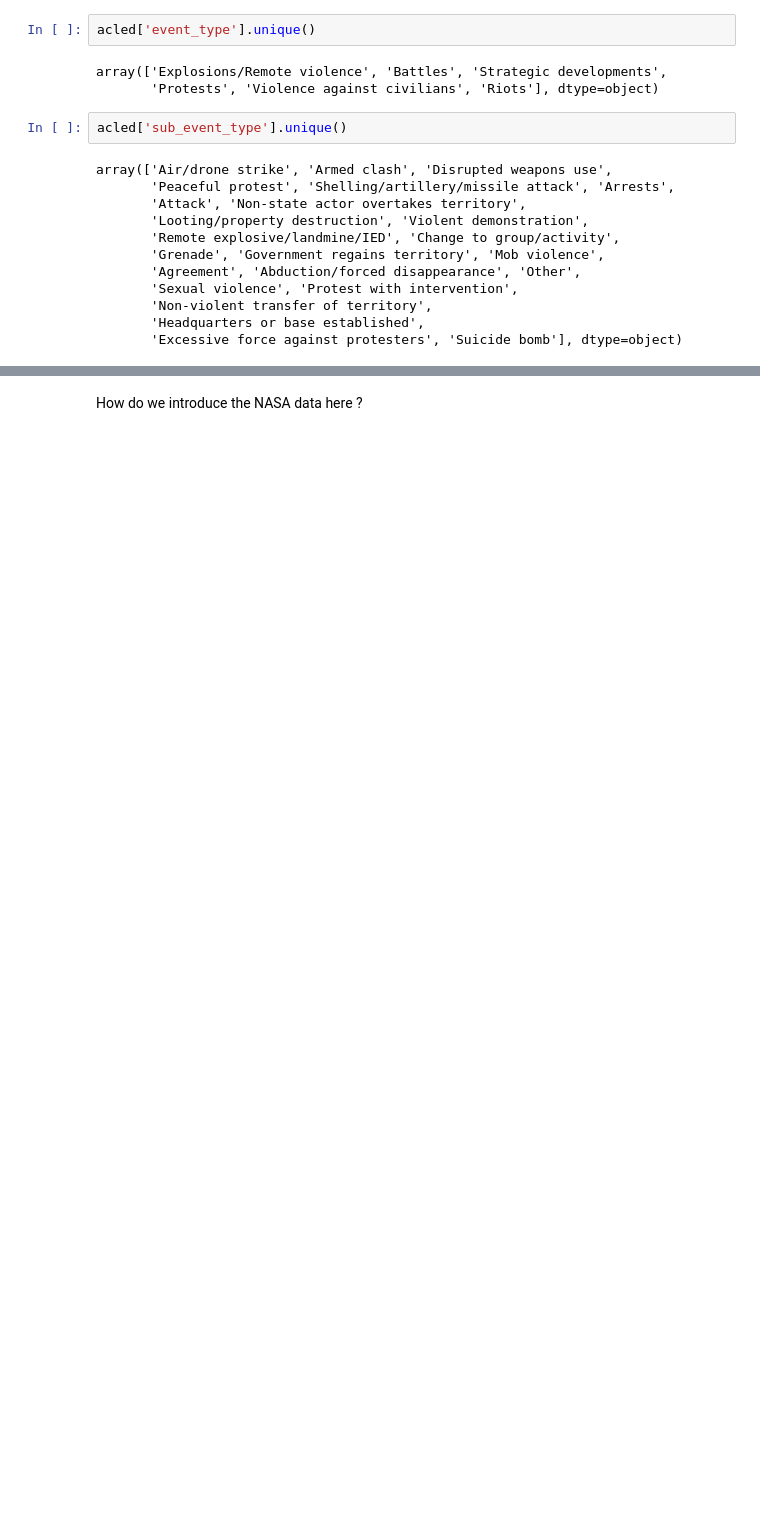
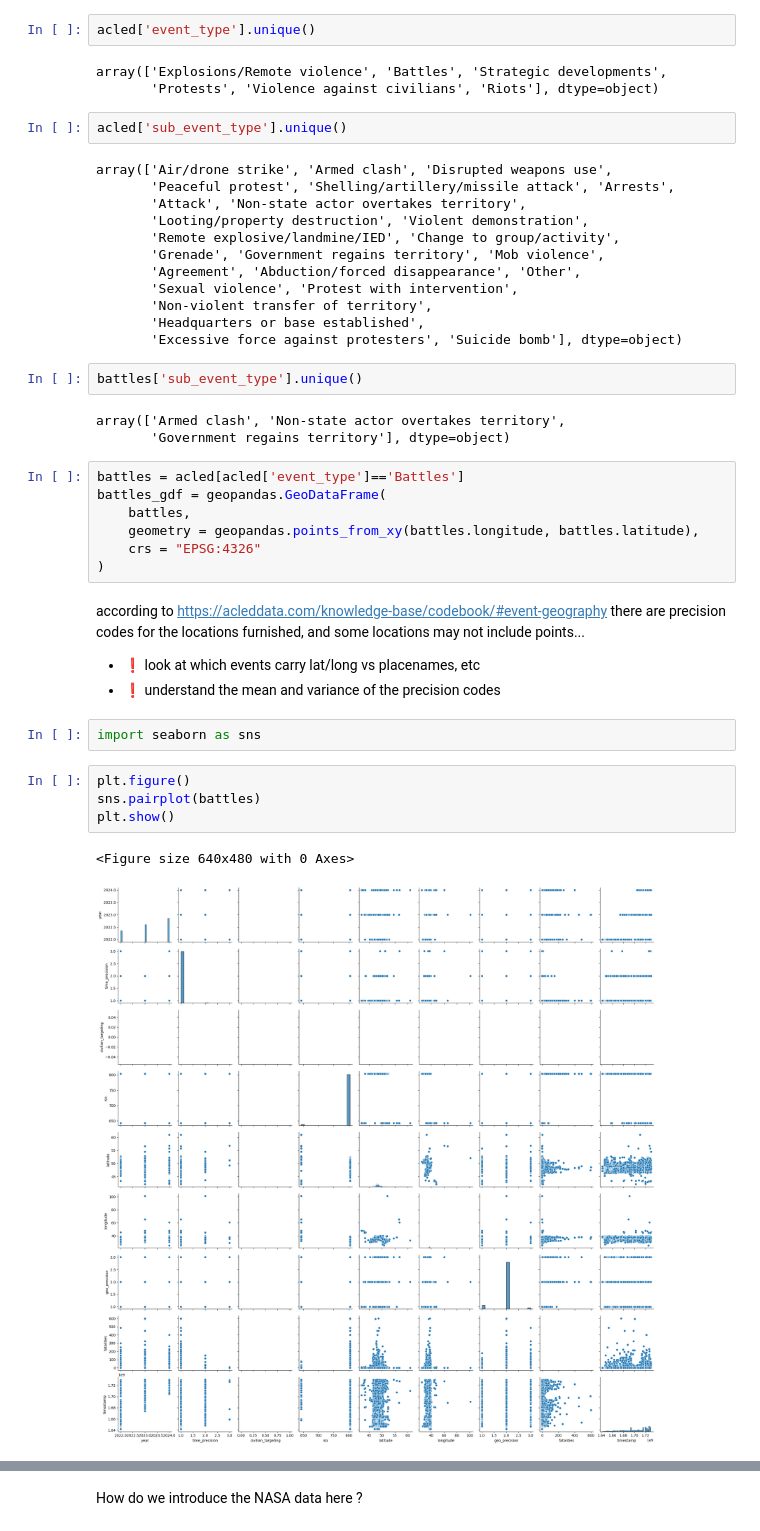
Before and after one commit to auto-d/ukraine_analysis, a Jupyter notebook: eda.ipynb, the cells around one changed output, grey strips where cells are left out. Cells and saved outputs as stored; diff of their text form; blank space fills up the shorter version.

```diff
--- a/eda.ipynb
+++ b/eda.ipynb
@@ -352,3 +445,29 @@ array(['Air/drone strike', 'Armed clash', 'Disrupted weapons use',
        'Non-violent transfer of territory',
        'Headquarters or base established',
        'Excessive force against protesters', 'Suicide bomb'], dtype=object)
+# %%
+battles['sub_event_type'].unique()
+# %% [output]
+array(['Armed clash', 'Non-state actor overtakes territory',
+       'Government regains territory'], dtype=object)
+# %%
+battles = acled[acled['event_type']=='Battles']
+battles_gdf = geopandas.GeoDataFrame(
+    battles,
+    geometry = geopandas.points_from_xy(battles.longitude, battles.latitude),
+    crs = "EPSG:4326"
+)
+# %% [markdown]
+according to https://acleddata.com/knowledge-base/codebook/#event-geography there are precision codes for the locations furnished, and some locations may not include points...
+
+- ❗️ look at which events carry lat/long vs placenames, etc
+- ❗️ understand the mean and variance of the precision codes
+# %%
+import seaborn as sns
+# %%
+plt.figure()
+sns.pairplot(battles)
+plt.show()
+# %% [output]
+<Figure size 640x480 with 0 Axes>
+[figure, added]
```
Also changed, not shown: parts of 67 cells of this notebook.
